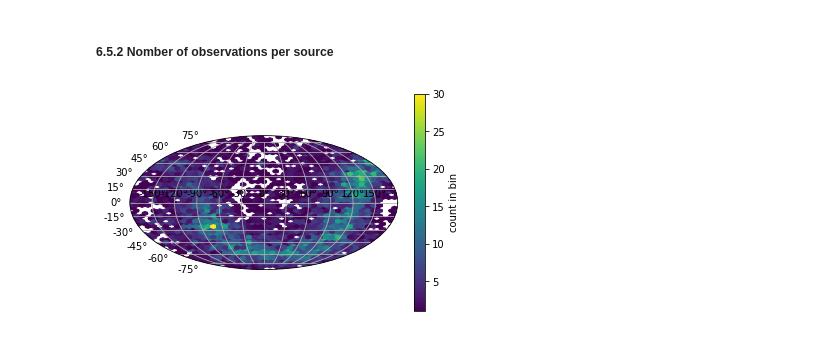
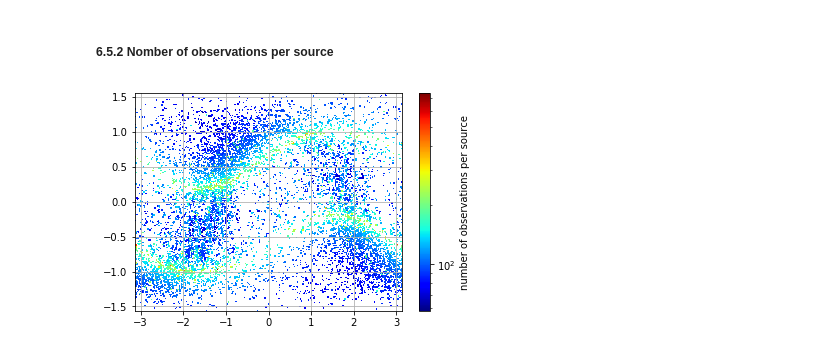
Before and after one commit to bombrun/GaiaLab, a Jupyter notebook: notebooks/9-Visualization_scanner.ipynb, the cells around one changed output. Saved outputs shown, nothing was run; the diff lists cells and outputs as text; code cells hidden in the pictures.

```diff
--- a/notebooks/9-Visualization_scanner.ipynb
+++ b/notebooks/9-Visualization_scanner.ipynb
@@ -477,7 +524,7 @@ with open(PICKLE_FOLDER+'10000_scanned_sources_df2.p', 'wb') as handle:
     # pickle.dump(df, handle, protocol=pickle.HIGHEST_PROTOCOL)
     pass
 # %%
-df = pickle.load( open( PICKLE_FOLDER+'10000_scanned_sources_df.p', "rb" ) )
+df = pickle.load( open( PICKLE_FOLDER+'10000_scanned_sources_5years_df.p', "rb" ) )
 # %%
 df.head(1)
 # %% [output]
@@ -513,20 +625,21 @@ fig.savefig(FIG_FOLDER+'/tmp/archive_scanned_sky.png')
 # %% [markdown]
 ##### 6.5.2 Nomber of observations per source
 # %%
-ra_to_plot = np.radians(df['ra'])-np.pi
-dec_to_plot = np.radians(df['dec'])
+ra_to_plot2 = ft.zero_to_two_pi_to_minus_pi_pi(np.radians(np.array(df['ra'])))
+dec_to_plot2 = np.radians(df['dec'])
 weights = df['obs_times'].apply(lambda x: len(x))
 # weights = np.log(weights+1)
 
 fig = plt.figure()
 
-plt.subplot(111, projection="mollweide")
-# t.hist2d(ra_to_plot, dec_to_plot, bins=200, weights=weights)
+plt.subplot(111, projection=None)
 
-plt.hexbin(ra_to_plot, dec_to_plot, gridsize=50, C=np.array(df['obs_times']), reduce_C_function=len)
+plt.hist2d(ra_to_plot2, dec_to_plot2, bins=600, weights=weights, norm=matplotlib.colors.LogNorm(), cmap='jet')
+cb = plt.colorbar(label='number of observations per source')
+# plt.hexbin(ra_to_plot, dec_to_plot, gridsize=300, C=np.array(df['obs_times']), reduce_C_function=len)
 
 plt.grid()
-cb = plt.colorbar(label='count in bin')
-fig.savefig(FIG_FOLDER+'/tmp/archive_scanned_sky.png')
+# cb = plt.colorbar(label='number of observations')
+fig.savefig(FIG_FOLDER+'/tmp/archive_scanned_sky_observation_per_source.png')
 # %% [output]
-[figure, old version]
+[figure, new version]
```
Also changed, not shown: parts of 33 cells of this notebook, 14 other files.
